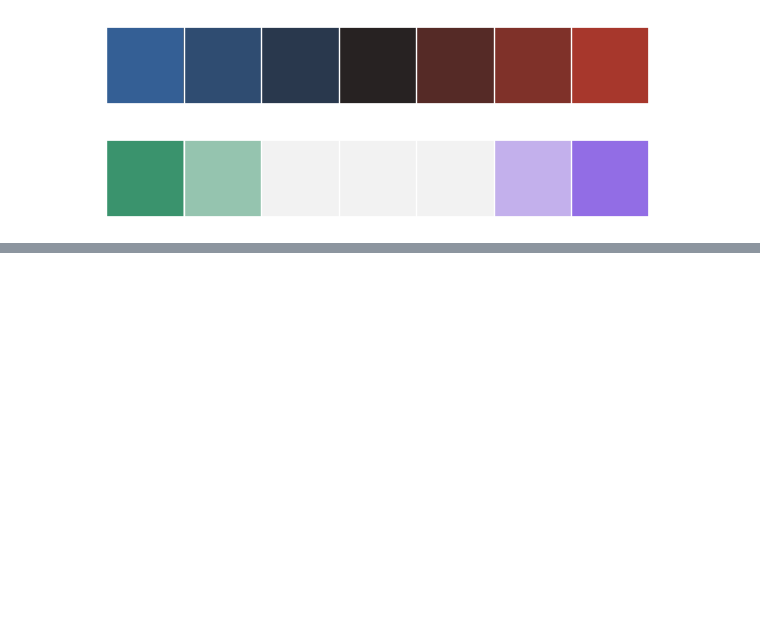
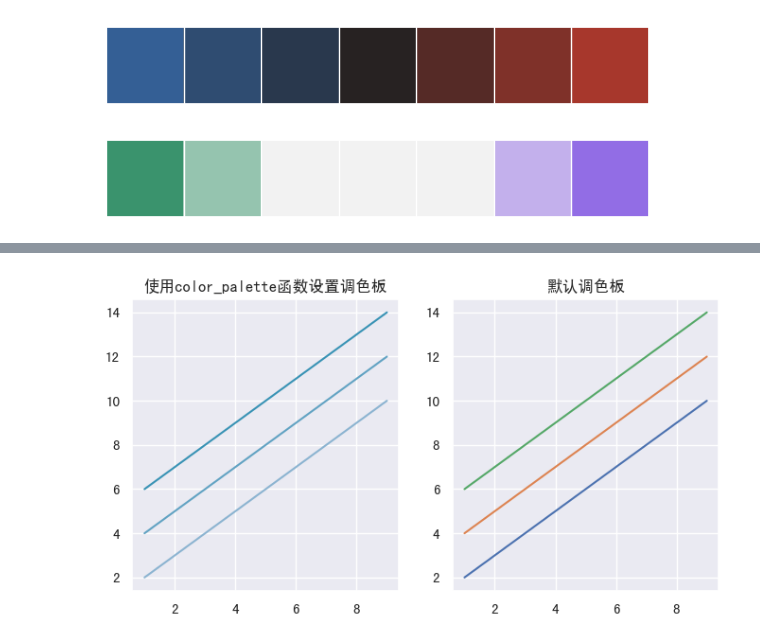
Before and after one commit to YcSaber/SchoolPyLesson1, a Jupyter notebook: data visualization/4/code/4-1.ipynb, the cells around one changed output, grey strips where cells are left out. Drawn from its saved outputs; the diff is of its cells as text; code cells hidden in the pictures; blank space fills up the shorter version.

```diff
--- a/data visualization/4/code/4-1.ipynb
+++ b/data visualization/4/code/4-1.ipynb
@@ -273,0 +297,16 @@ sns.palplot(sns.diverging_palette(150,275,s=80,l=55,n=7,sep=90))
+# %%
+sns.set() # 恢复所有默认设置
+# 中文设置
+plt.rcParams['font.sans-serif'] = ['SimHei']
+plt.rcParams['axes.unicode_minus'] = False
+pic = plt.figure(figsize=(8,4))
+with sns.color_palette('PuBuGn_d'): # 配置临时的调色板
+    pic.add_subplot(1,2,1)
+    showLine()
+    plt.title('使用color_palette函数设置调色板')
+pic.add_subplot(1,2,2) #使用默认调色板
+showLine()
+plt.title('默认调色板')
+plt.show()
+# %% [output]
+[figure, added]
```
Also changed, not shown: parts of 5 cells of this notebook, 9 other files.
